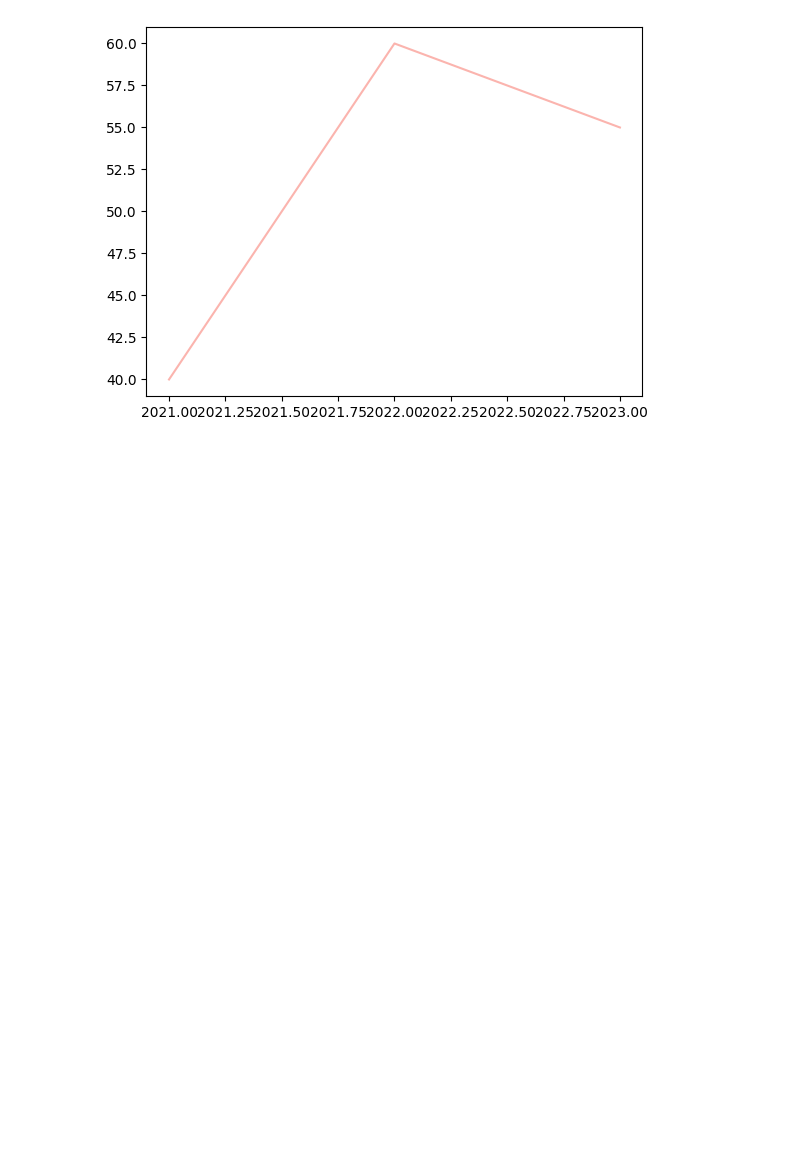
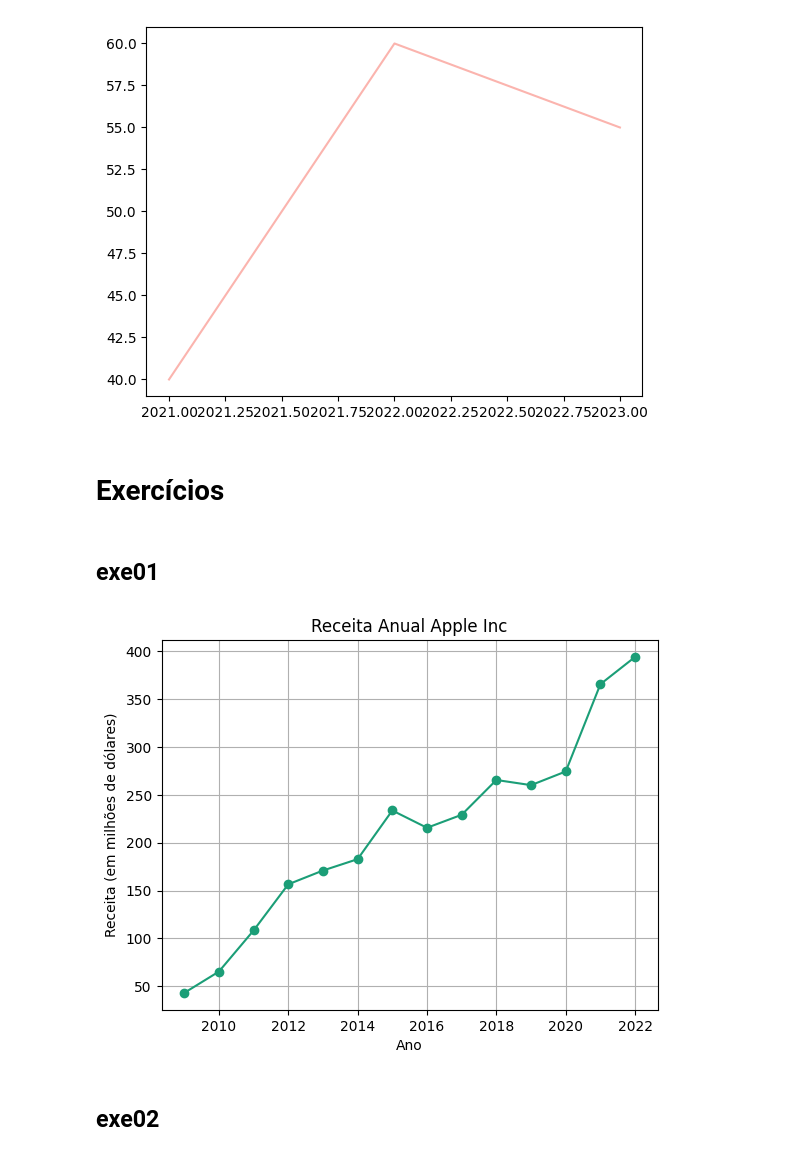
Before and after one commit to stephanyresque/Ciencia-de-dados-2, a Jupyter notebook: 28_10_24.ipynb, the cells around one changed output. Drawn from its saved outputs; the diff is of its cells as text; code cells hidden in the pictures; blank space fills up the shorter version.

```diff
--- a/28_10_24.ipynb
+++ b/28_10_24.ipynb
@@ -277,3 +277,24 @@ plt.plot(anos, vendas)
 plt.show()
 # %% [output]
 [figure]
+# %% [markdown]
+# Exercícios
+# %% [markdown]
+## exe01
+# %%
+ano = [2009, 2010, 2011, 2012, 2013, 2014, 2015, 2016, 2017, 2018, 2019, 2020, 2021, 2022]
+receita = [42.9, 65.2, 108.2, 156.5, 170.9, 182.8, 233.7, 215.6, 229.2, 265.6, 260.2, 274.5, 365.8, 394.3]
+# %%
+cores_cycler = cycler('color', plt.get_cmap('Dark2').colors)
+# %%
+plt.rc('axes', prop_cycle=cores_cycler)
+plt.plot(ano, receita, marker = 'o')
+plt.grid(True)
+plt.xlabel('Ano')
+plt.ylabel('Receita (em milhões de dólares)')
+plt.title('Receita Anual Apple Inc')
+plt.show()
+# %% [output]
+[figure, added]
+# %% [markdown]
+## exe02
```
Also changed, not shown: parts of 2 cells of this notebook.
